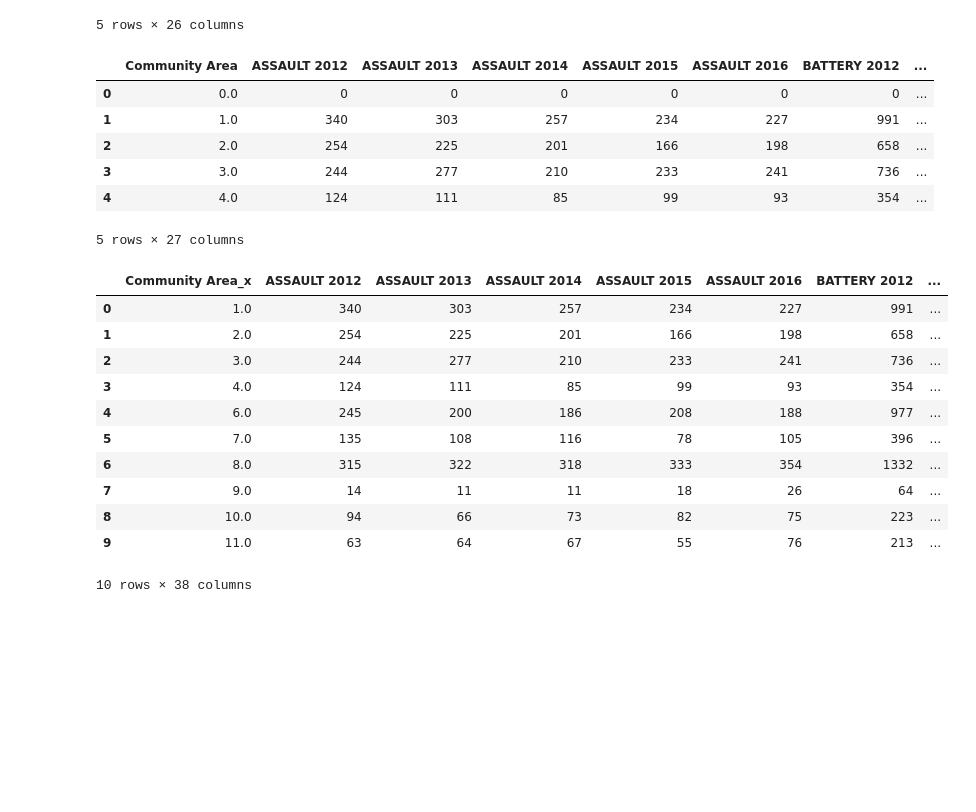
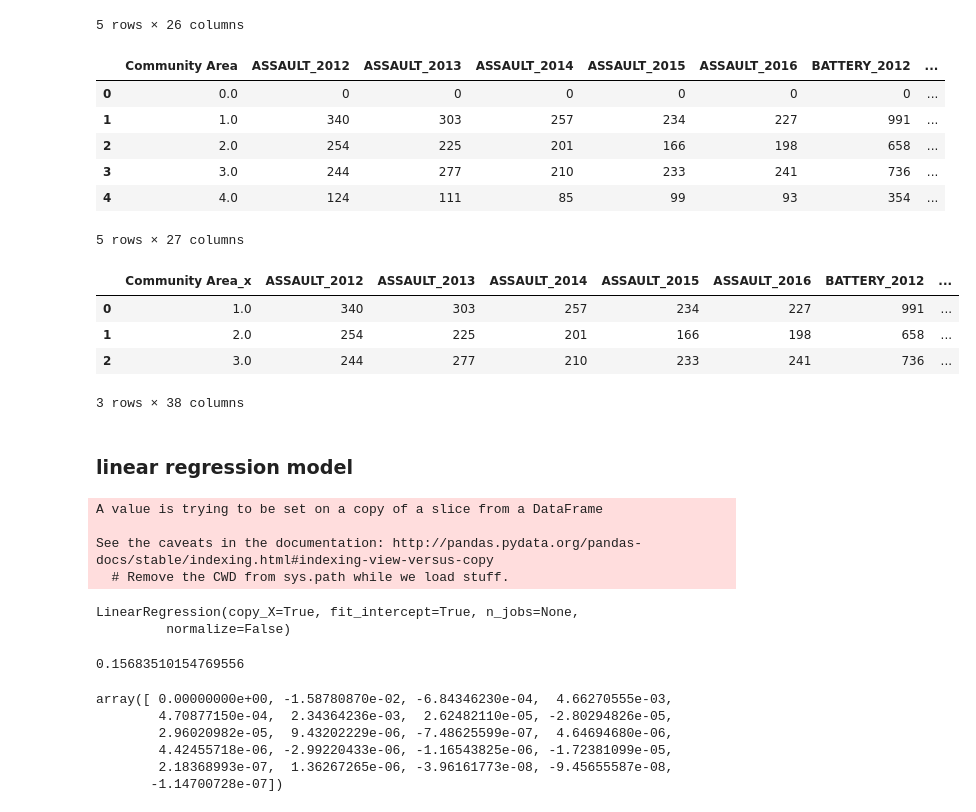
Before and after one commit to uic-cs418/Real-estate-price-prediction-using-Chicago-crime-data, a Jupyter notebook: Crime+real estate Regression Analysis .ipynb, the cells around one changed output. Saved outputs shown, nothing was run; the diff lists cells and outputs as text; code cells hidden in the pictures; blank space fills up the shorter version.

```diff
--- a/Crime+real estate Regression Analysis .ipynb
+++ b/Crime+real estate Regression Analysis .ipynb
@@ -343,6 +341,13 @@ house_df.columns=pd.to_datetime(house_df.columns)
 house_ann= house_df.T.groupby(house_df.columns.year).agg('mean').T
 # house_ann.reset_index(inplace=True)
 house_ann.reset_index(inplace=True)
+house_ann =  house_ann.rename(columns={2012: 'Avg_Price_2012', 2013: 'Avg_Price_2013',
+                                       2014: 'Avg_Price_2014', 2015: 'Avg_Price_2015',
+                                      2016: 'Avg_Price_2016', 2017: 'Avg_Price_2017',
+                                       2018: 'Avg_Price_2018', 2019: 'Avg_Price_2019'})
+
+house_ann.head(4)
+
 # df.reset_index(inplace=True)
 # house_ann =house_df.T.groupby(house_df.columns.year).agg(['mean','median']).T.unstack()
 # house_ann.columns = house_ann.columns.map('{0[0]}{0[1]}'.format)
@@ -451,13 +462,13 @@ df = crimes_2012[crimes_2012['Primary Type'].isin(top_5_crimes)]
 
 crime_cross = (pd.crosstab(index=df['Community Area'],
                            columns=[df['Date'].dt.year, df['Primary Type']]).sort_index(axis=1, level=[1, 0]))
-crime_cross.columns = ['{} {}'.format(crime, year) for year, crime in crime_cross.columns]
+crime_cross.columns = ['{}_{}'.format(crime, year) for year, crime in crime_cross.columns]
 crime_cross.reset_index(inplace=True)
 crime_cross['Community Name'] = crime_cross['Community Area'].map(area_name_dic)
 crime_cross.dropna().shape
 crime_cross.head(5)
 # %% [output]
-|  | Community Area | ASSAULT 2012 | ASSAULT 2013 | ASSAULT 2014 | ASSAULT 2015 | ASSAULT 2016 | BATTERY 2012 | ... |
+|  | Community Area | ASSAULT_2012 | ASSAULT_2013 | ASSAULT_2014 | ASSAULT_2015 | ASSAULT_2016 | BATTERY_2012 | ... |
 | 0 | 0.0 | 0 | 0 | 0 | 0 | 0 | 0 | ... |
 | 1 | 1.0 | 340 | 303 | 257 | 234 | 227 | 991 | ... |
 | 2 | 2.0 | 254 | 225 | 201 | 166 | 198 | 658 | ... |
@@ -467,19 +478,60 @@ crime_cross.head(5)
 # %%
 ### final table for crime data and real eastate data on one hot vector table
 crime_finalDF = pd.merge(crime_cross, house_ann, left_on='Community Name', right_on='area')
+crime_finalDF.head(3)
 # crime_finalDF.drop(['Region', 'area', 'Community Area'], inplace=True)
 # crime_finalDF.head(10)
-crime_finalDF.head(10)
+
+# crime_finalDF.to_csv('crime_realEstate', sep='\t', encoding='utf-8')
 # %% [output]
-|  | Community Area_x | ASSAULT 2012 | ASSAULT 2013 | ASSAULT 2014 | ASSAULT 2015 | ASSAULT 2016 | BATTERY 2012 | ... |
+|  | Community Area_x | ASSAULT_2012 | ASSAULT_2013 | ASSAULT_2014 | ASSAULT_2015 | ASSAULT_2016 | BATTERY_2012 | ... |
 | 0 | 1.0 | 340 | 303 | 257 | 234 | 227 | 991 | ... |
 | 1 | 2.0 | 254 | 225 | 201 | 166 | 198 | 658 | ... |
 | 2 | 3.0 | 244 | 277 | 210 | 233 | 241 | 736 | ... |
-| 3 | 4.0 | 124 | 111 | 85 | 99 | 93 | 354 | ... |
-| 4 | 6.0 | 245 | 200 | 186 | 208 | 188 | 977 | ... |
-| 5 | 7.0 | 135 | 108 | 116 | 78 | 105 | 396 | ... |
-| 6 | 8.0 | 315 | 322 | 318 | 333 | 354 | 1332 | ... |
-| 7 | 9.0 | 14 | 11 | 11 | 18 | 26 | 64 | ... |
-| 8 | 10.0 | 94 | 66 | 73 | 82 | 75 | 223 | ... |
-| 9 | 11.0 | 63 | 64 | 67 | 55 | 76 | 213 | ... |
-10 rows × 38 columns
+3 rows × 38 columns
+# %% [markdown]
+### linear regression model
+# %%
+from sklearn.linear_model import LinearRegression
+from sklearn.preprocessing import StandardScaler
+from sklearn.preprocessing import PolynomialFeatures
+import re
+
+cols_2012 = crime_finalDF.filter(regex='_2012').columns
+crime_finalDF['area']=crime_finalDF['area'].apply(lambda x: re.sub(' ', '_', str(x)))
+regDF_2012 = crime_finalDF[cols_2012]
+# regDF_2012['area'] = crime_finalDF['area']
+regDF_2012.dropna(inplace=True)
+
+
+X_feats = regDF_2012.drop(['Avg_Price_2012'], axis=1)
+y_label = regDF_2012['Avg_Price_2012'].values
+
+# poly = PolynomialFeatures(degree=2)
+# sc_x = StandardScaler()
+sc_y = StandardScaler()
+X = poly.fit_transform(X_feats)
+y= sc_y.fit_transform(y_label .reshape(-1,1)).flatten()
+# # y= sc_y.fit_transform(y_label)
+regModel = LinearRegression()
+regModel.fit(X, y)
+# %% [output]
+A value is trying to be set on a copy of a slice from a DataFrame
+
+See the caveats in the documentation: http://pandas.pydata.org/pandas-docs/stable/indexing.html#indexing-view-versus-copy
+  # Remove the CWD from sys.path while we load stuff.
+LinearRegression(copy_X=True, fit_intercept=True, n_jobs=None,
+         normalize=False)
+# %%
+regModel.intercept_
+# %% [output]
+0.15683510154769556
+# %%
+regModel.coef_
+# %% [output]
+array([ 0.00000000e+00, -1.58780870e-02, -6.84346230e-04,  4.66270555e-03,
+        4.70877150e-04,  2.34364236e-03,  2.62482110e-05, -2.80294826e-05,
+        2.96020982e-05,  9.43202229e-06, -7.48625599e-07,  4.64694680e-06,
+        4.42455718e-06, -2.99220433e-06, -1.16543825e-06, -1.72381099e-05,
+        2.18368993e-07,  1.36267265e-06, -3.96161773e-08, -9.45655587e-08,
+       -1.14700728e-07])
```
Also changed, not shown: parts of 11 cells of this notebook, 1 other file.
